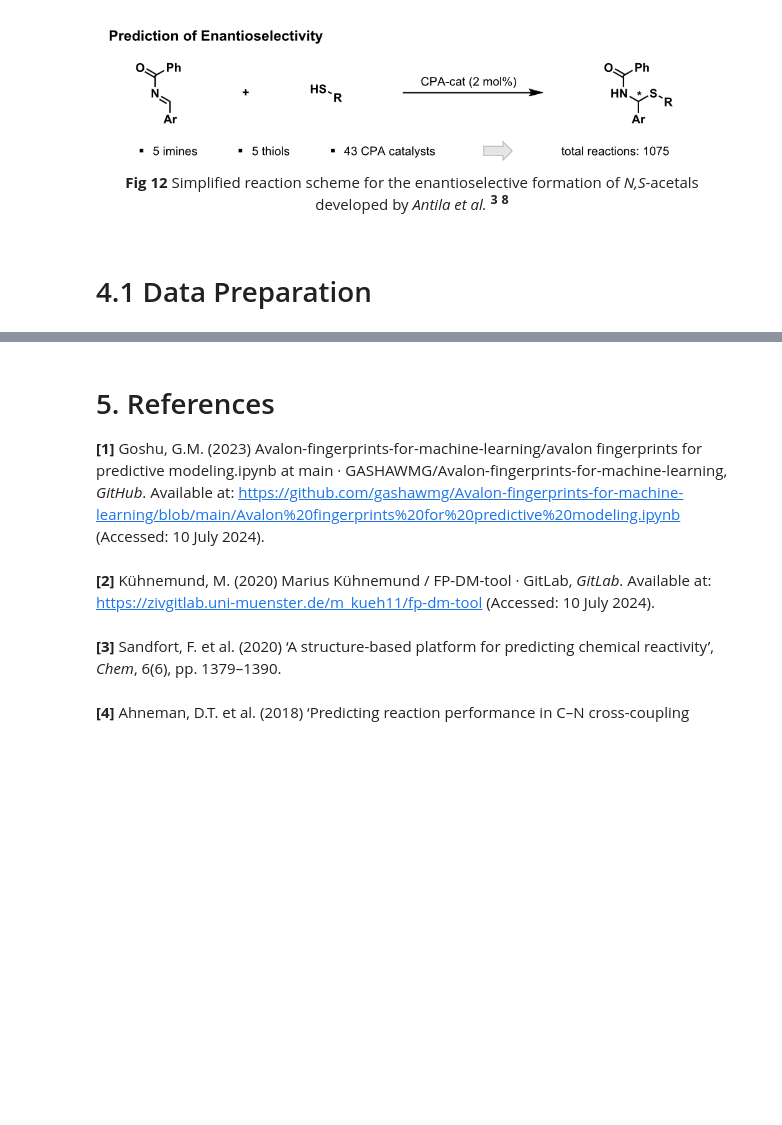
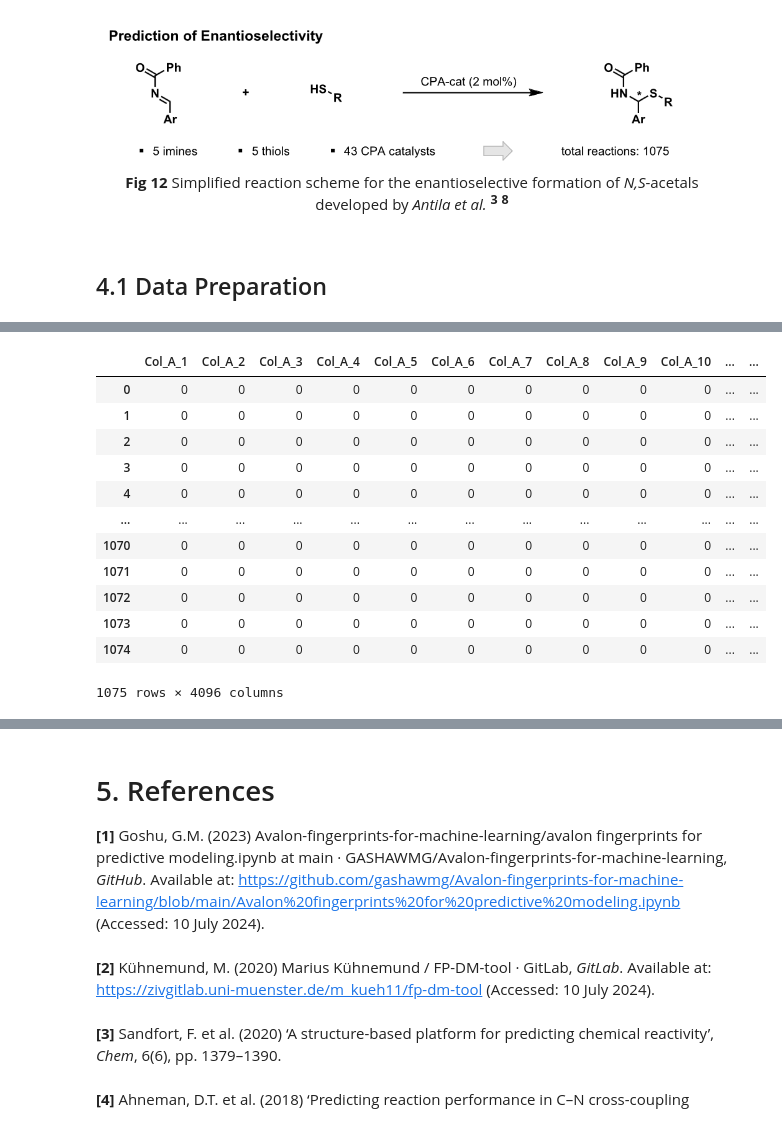
Before and after one commit to c-vandenberg/machine-learning-in-drug-discovery, a Jupyter notebook: 2_machine_learning/2.2_supervised_learning/notebooks/avalon_fp_for_predictive_modelling.ipynb, the cells around one changed output, grey strips where cells are left out. Drawn from its saved outputs; the diff is of its cells as text; code cells hidden in the pictures; blank space fills up the shorter version.

Commit message:
Finish enantioselectivity model section#

```diff
--- a/2_machine_learning/2.2_supervised_learning/notebooks/avalon_fp_for_predictive_modelling.ipynb
+++ b/2_machine_learning/2.2_supervised_learning/notebooks/avalon_fp_for_predictive_modelling.ipynb
@@ -826,18 +821,18 @@ We will utilise this same dataset with the same data split protocol to implement
     </p>
 </div>
 # %% [markdown]
-# 4.1 Data Preparation
+## 4.1 Data Preparation
 # %%
 # Load data
-enantioselective_yields_dataset: pd.DataFrame = pd.read_csv(
+ns_thiol_enantioselectivity_dataset: pd.DataFrame = pd.read_csv(
     os.path.join(
         os.getenv('SUP_LEARN_DATA_DIR_PATH'),
         'raw/denmark_input_data.csv'
     )
 )
 
-# Output enantioselective yield (output column) for asymmetric N,S-acetal
-enantioselective_yields_dataset.head()
+# Output enantioselectivity (output column) for asymmetric N,S-acetal synthesis
+ns_thiol_enantioselectivity_dataset.head()
 # %% [output]
 |  | Catalyst | Imine | Thiol | Output |
 | 0 | O=P1(O)OC2=C(C3=CC=CC=C3)C=C4C(C=... | O=C(C1=CC=CC=C1)/N=C/C2=CC=CC=C2 | SC1=CC=CC=C1 | 1.179891 |
@@ -845,3 +840,55 @@ enantioselective_yields_dataset.head()
 | 2 | O=P1(O)OC2=C(C3=CC=CC=C3)C=C4C(C=... | O=C(C1=CC=CC=C1)/N=C/C2=CC=CC=C2 | SC1CCCCC1 | 0.650584 |
 | 3 | O=P1(O)OC2=C(C3=CC=CC=C3)C=C4C(C=... | O=C(C1=CC=CC=C1)/N=C/C2=CC=CC=C2 | SC1=CC=C(OC)C=C1 | 1.238109 |
 | 4 | O=P1(O)OC2=C(C3=CC=CC=C3)C=C4C(C=... | O=C(C1=CC=CC=C1)/N=C/C2=CC=C(C(F)... | SC1=CC=CC=C1 | 1.179891 |
+# %%
+# Calculate Avalon fingerprints for all catalysts, imines and thiols
+cpa_catalyst_ava_fpts: ExplicitBitVect = avalon_fingerprints_utils.generate_avalon_fingerprints_from_smiles(
+    ns_thiol_enantioselectivity_dataset['Catalyst'],
+    2048
+)
+
+imine_ava_fpts: ExplicitBitVect = avalon_fingerprints_utils.generate_avalon_fingerprints_from_smiles(
+    ns_thiol_enantioselectivity_dataset['Imine'],
+    1024
+)
+
+thiol_ava_fpts: ExplicitBitVect = avalon_fingerprints_utils.generate_avalon_fingerprints_from_smiles(
+    ns_thiol_enantioselectivity_dataset['Thiol'],
+    1024
+)
+# %%
+# Concatenate Avalon fingerprints of the three N,S-Acetal synthesis reagents
+# `axis=1` argument concatenates the arrays column-wise. This gives a new
+# array where each row represents a molecule and each column represents a
+# bit from one of the three fingerprint vectors
+ns_thiol_synth_ava_fpts = np.concatenate(
+    [
+        cpa_catalyst_ava_fpts,
+        imine_ava_fpts,
+        thiol_ava_fpts
+    ],
+    axis=1
+)
+
+# Insert into DataFrame. Each row represents a reagents Avalon fingerprint and
+# each column an individual bit
+ns_thiol_synth_ava_fpts_dataset: pd.DataFrame = pd.DataFrame(
+    ns_thiol_synth_ava_fpts,
+    columns=['Col_A_{}'.format(bit + 1) for bit in range(ns_thiol_synth_ava_fpts.shape[1])]
+)
+
+ns_thiol_synth_ava_fpts_dataset
+# %% [output]
+|  | Col_A_1 | Col_A_2 | Col_A_3 | Col_A_4 | Col_A_5 | Col_A_6 | Col_A_7 | Col_A_8 | Col_A_9 | Col_A_10 | ... | ... |
+| 0 | 0 | 0 | 0 | 0 | 0 | 0 | 0 | 0 | 0 | 0 | ... | ... |
+| 1 | 0 | 0 | 0 | 0 | 0 | 0 | 0 | 0 | 0 | 0 | ... | ... |
+| 2 | 0 | 0 | 0 | 0 | 0 | 0 | 0 | 0 | 0 | 0 | ... | ... |
+| 3 | 0 | 0 | 0 | 0 | 0 | 0 | 0 | 0 | 0 | 0 | ... | ... |
+| 4 | 0 | 0 | 0 | 0 | 0 | 0 | 0 | 0 | 0 | 0 | ... | ... |
+| ... | ... | ... | ... | ... | ... | ... | ... | ... | ... | ... | ... | ... |
+| 1070 | 0 | 0 | 0 | 0 | 0 | 0 | 0 | 0 | 0 | 0 | ... | ... |
+| 1071 | 0 | 0 | 0 | 0 | 0 | 0 | 0 | 0 | 0 | 0 | ... | ... |
+| 1072 | 0 | 0 | 0 | 0 | 0 | 0 | 0 | 0 | 0 | 0 | ... | ... |
+| 1073 | 0 | 0 | 0 | 0 | 0 | 0 | 0 | 0 | 0 | 0 | ... | ... |
+| 1074 | 0 | 0 | 0 | 0 | 0 | 0 | 0 | 0 | 0 | 0 | ... | ... |
+1075 rows × 4096 columns
```
Also changed, not shown: parts of 22 cells of this notebook, 7 other files.
